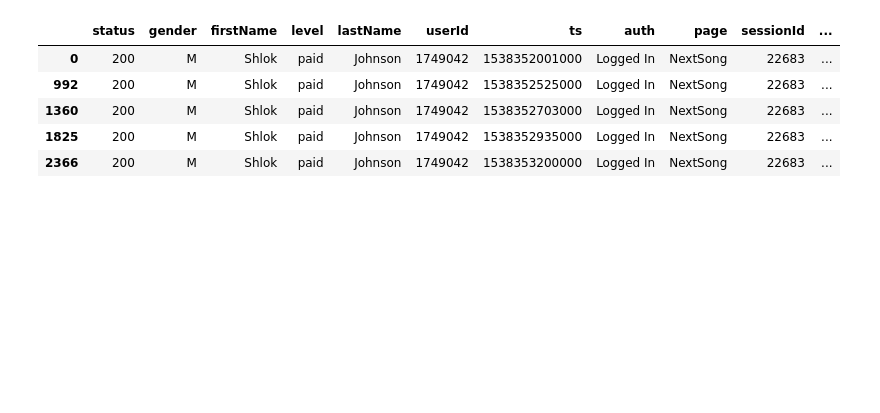
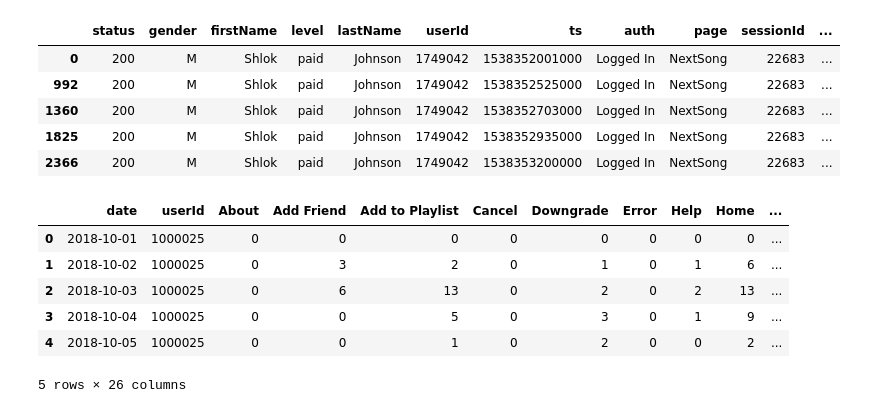
Before and after one commit to mdiaspinto/kaggle-churn, a Jupyter notebook: notebooks/chloe.ipynb, the cells around one changed output. Drawn from its saved outputs; the diff is of its cells as text; code cells hidden in the pictures; blank space fills up the shorter version.

```diff
--- a/notebooks/chloe.ipynb
+++ b/notebooks/chloe.ipynb
@@ -21,7 +25,6 @@ df.head()
 | 1825 | 200 | M | Shlok | paid | Johnson | 1749042 | 1538352935000 | Logged In | NextSong | 22683 | ... |
 | 2366 | 200 | M | Shlok | paid | Johnson | 1749042 | 1538353200000 | Logged In | NextSong | 22683 | ... |
 # %%
-df_new = aggregate_user_day_activity(df)
-df_new  = add_days_since(df_new)
-df_new = add_rolling_averages(df_new, columns=['Add Friend', 'Add to Playlist', 'Thumbs Down', 'Thumbs Up'], n=30)
-df_new = add_rolling_averages(df_new, columns=['Thumbs Down', 'Thumbs Up'], n=7)
+object_cols = df.select_dtypes(include="object").columns
+df[object_cols] = df[object_cols].astype("category")
+df.drop(columns=['gender', 'firstName', 'lastName', 'location', 'userAgent'], inplace=True)
@@ -56,0 +31,12 @@ target_by_date = pd.read_csv(root + 'churn_status.csv')
+# %%
+df_new = aggregate_user_day_activity(df)
+df_new['userId'] = df_new['userId'].astype(int)
+df_new.head()
+# %% [output]
+|  | date | userId | About | Add Friend | Add to Playlist | Cancel | Downgrade | Error | Help | Home | ... |
+| 0 | 2018-10-01 | 1000025 | 0 | 0 | 0 | 0 | 0 | 0 | 0 | 0 | ... |
+| 1 | 2018-10-02 | 1000025 | 0 | 3 | 2 | 0 | 1 | 0 | 1 | 6 | ... |
+| 2 | 2018-10-03 | 1000025 | 0 | 6 | 13 | 0 | 2 | 0 | 2 | 13 | ... |
+| 3 | 2018-10-04 | 1000025 | 0 | 0 | 5 | 0 | 3 | 0 | 1 | 9 | ... |
+| 4 | 2018-10-05 | 1000025 | 0 | 0 | 1 | 0 | 2 | 0 | 0 | 2 | ... |
+5 rows × 26 columns
```
Also changed, not shown: parts of 13 cells of this notebook.
